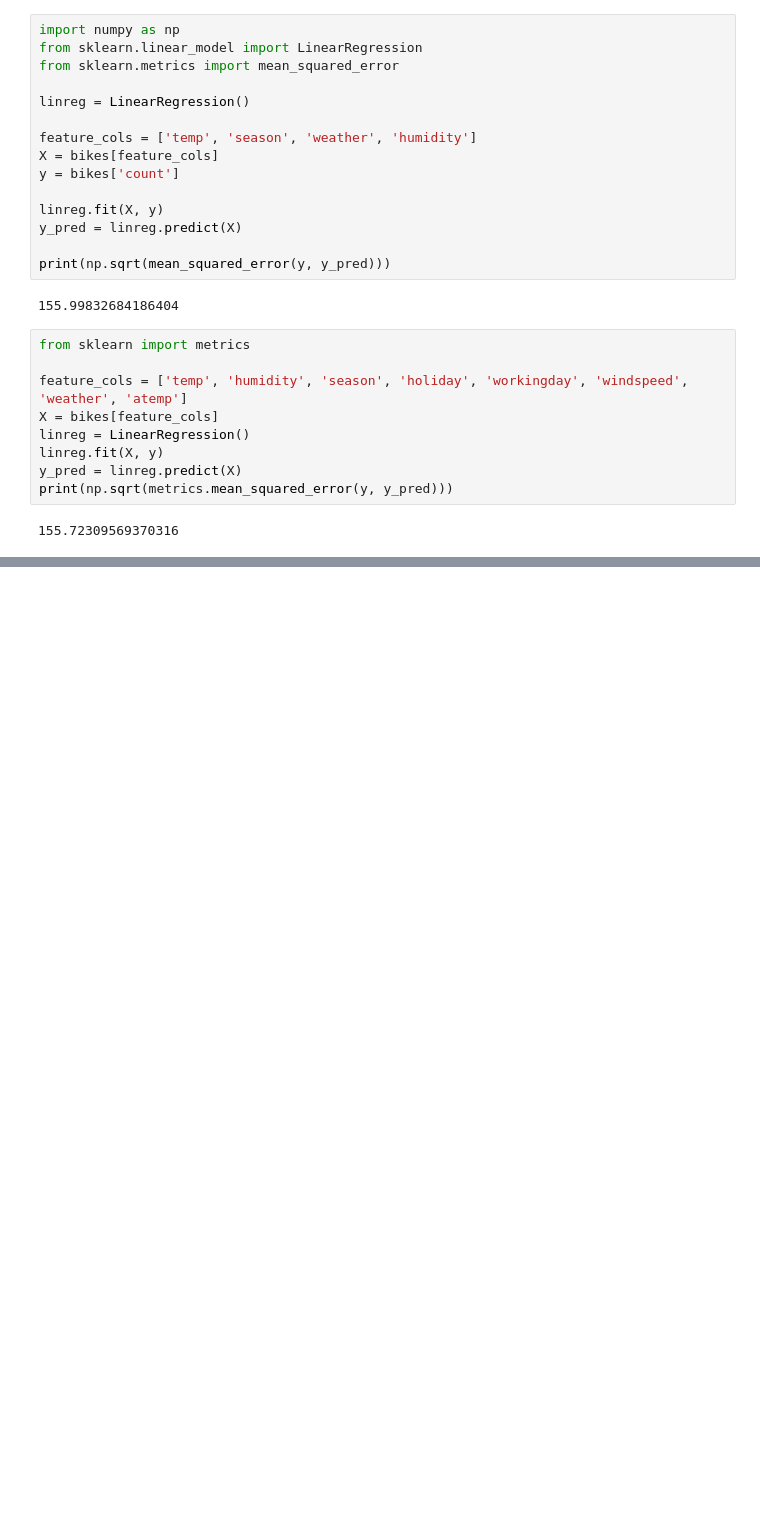
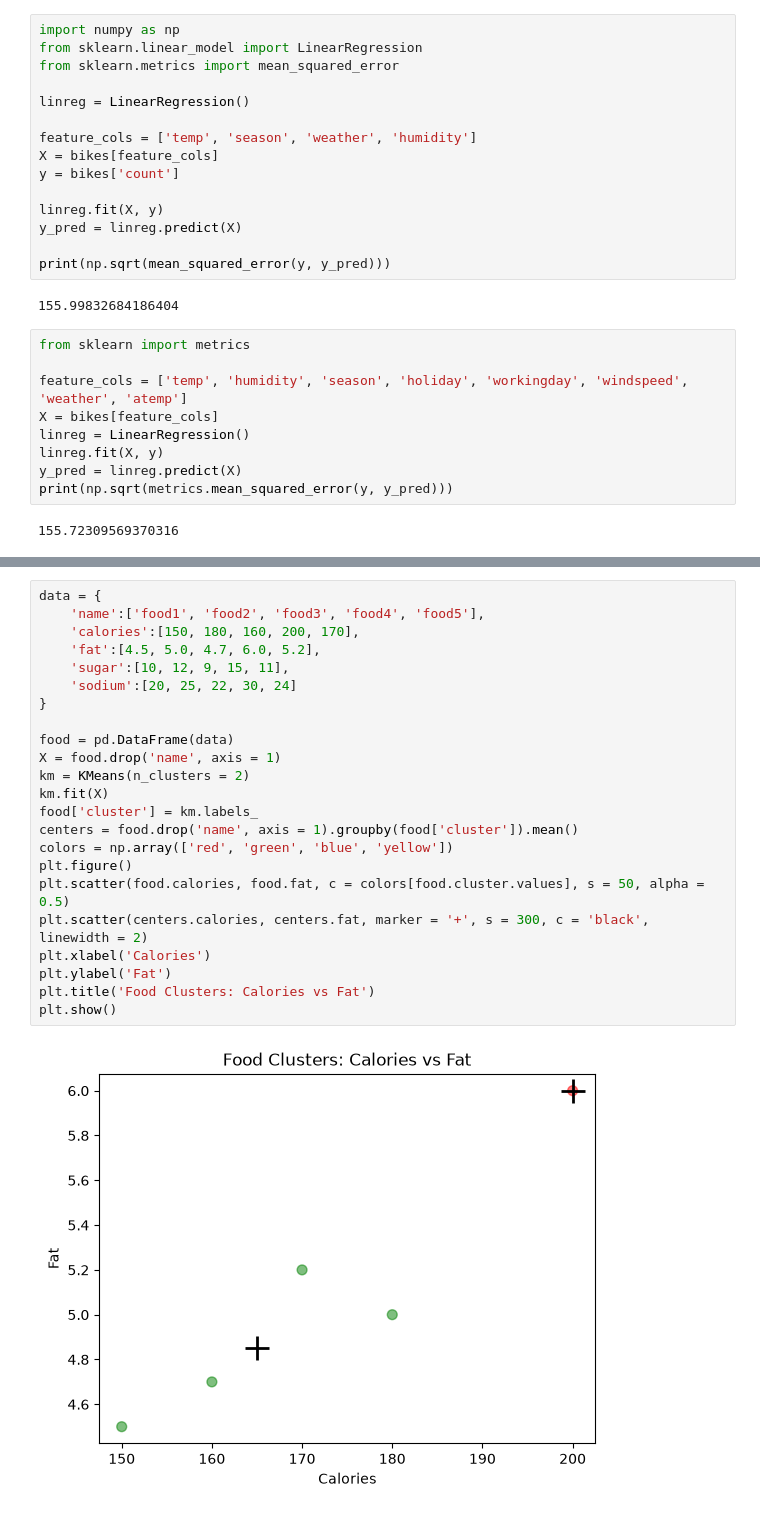
Before and after one commit to K1ngHandy/CSC365, a Jupyter notebook: Week6/09-29.ipynb, the cells around one changed output, grey strips where cells are left out. Cells and saved outputs as stored; diff of their text form; blank space fills up the shorter version.

```diff
--- a/Week6/09-29.ipynb
+++ b/Week6/09-29.ipynb
@@ -103,0 +149,25 @@ print(np.sqrt(metrics.mean_squared_error(y, y_pred)))
+# %%
+data = {
+    'name':['food1', 'food2', 'food3', 'food4', 'food5'],
+    'calories':[150, 180, 160, 200, 170],
+    'fat':[4.5, 5.0, 4.7, 6.0, 5.2],
+    'sugar':[10, 12, 9, 15, 11],
+    'sodium':[20, 25, 22, 30, 24]
+}
+
+food = pd.DataFrame(data)
+X = food.drop('name', axis = 1)
+km = KMeans(n_clusters = 2)
+km.fit(X)
+food['cluster'] = km.labels_
+centers = food.drop('name', axis = 1).groupby(food['cluster']).mean()
+colors = np.array(['red', 'green', 'blue', 'yellow'])
+plt.figure()
+plt.scatter(food.calories, food.fat, c = colors[food.cluster.values], s = 50, alpha = 0.5)
+plt.scatter(centers.calories, centers.fat, marker = '+', s = 300, c = 'black', linewidth = 2)
+plt.xlabel('Calories')
+plt.ylabel('Fat')
+plt.title('Food Clusters: Calories vs Fat')
+plt.show()
+# %% [output]
+[figure, added]
```
Also changed, not shown: parts of 6 cells of this notebook.
